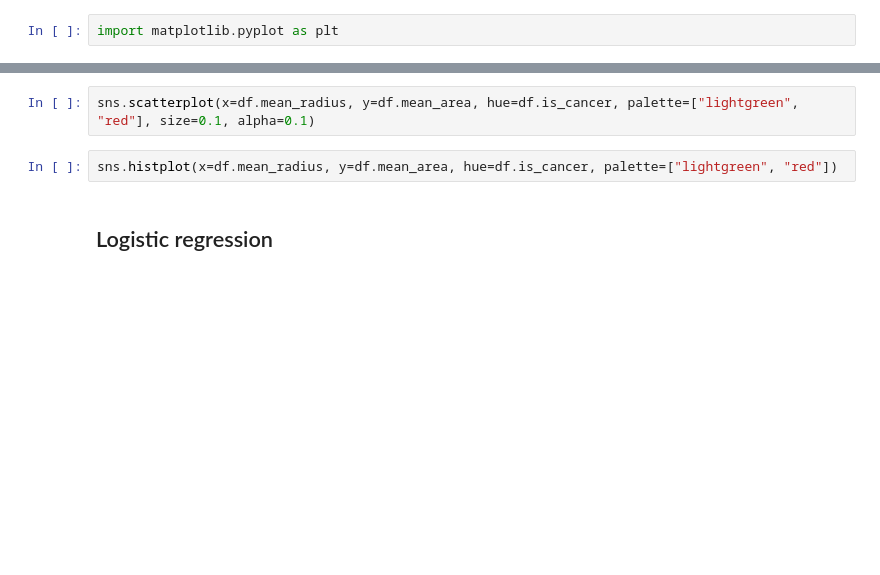
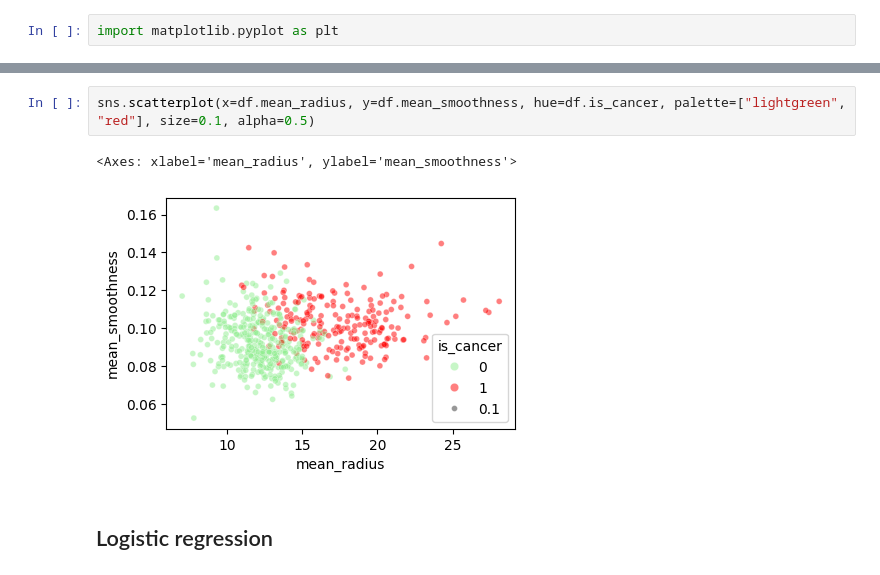
Before and after one commit to poacosta/ml_esesa_2024, a Jupyter notebook: 04.classification.ipynb, the cells around one changed output, grey strips where cells are left out. Drawn from its saved outputs; the diff is of its cells as text; blank space fills up the shorter version.

```diff
--- a/04.classification.ipynb
+++ b/04.classification.ipynb
@@ -89,7 +150,8 @@ sns.kdeplot(x=df.mean_area, hue=df.is_cancer, palette=["lightgreen", "red"])
 # %%
-sns.scatterplot(x=df.mean_radius, y=df.mean_area, hue=df.is_cancer, palette=["lightgreen", "red"], size=0.1, alpha=0.1)
+sns.scatterplot(x=df.mean_radius, y=df.mean_smoothness, hue=df.is_cancer, palette=["lightgreen", "red"], size=0.1, alpha=0.5)
+# %% [output]
+<Axes: xlabel='mean_radius', ylabel='mean_smoothness'>
+[figure, added]
-# %%
-sns.histplot(x=df.mean_radius, y=df.mean_area, hue=df.is_cancer, palette=["lightgreen", "red"])
 # %% [markdown]
 ## Logistic regression
 # %% [markdown]
```
Also changed, not shown: parts of 106 cells of this notebook.
